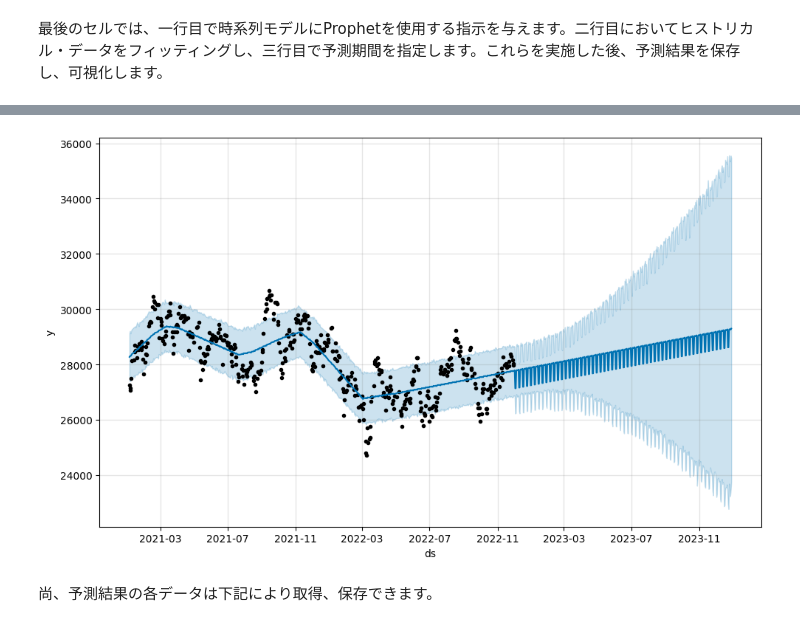
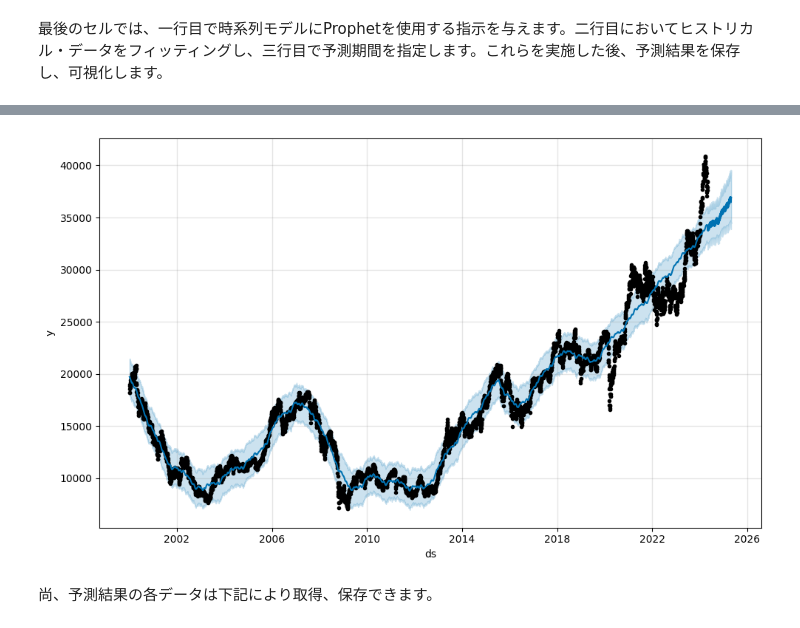
Before and after one commit to nagamamo/financial_data_science, a Jupyter notebook: 5_2_timeseries_analysis.ipynb, the cells around one changed output, grey strips where cells are left out. Cells and saved outputs as stored; diff of their text form; code cells hidden in the pictures.

```diff
--- a/5_2_timeseries_analysis.ipynb
+++ b/5_2_timeseries_analysis.ipynb
@@ -19,16 +16,21 @@ nikkei = nikkei.set_index("Date")#日時をインデックスへ変更
+# %%
+#[2]データ取得
+start=datetime.date(2000,1,1)#標本期間を2020年1月1日から
+end=datetime.date(2024,4,30)#2024年4月30日までに指定
+nikkei=data.DataReader('^NKX','stooq',start=start,end=end).sort_values(by='Date',ascending=True)
 # %% [markdown]
 Prophetでは変数名を日時＝'ds'、予測する変数＝'y'に指定されています。このため一度、データフレームのインデックス名を一度リセットして日時をdsへ、予測したい変数をｙへ変数名を変更します。
 # %%
 #[3]データフレームの整理
 nikkei.reset_index(inplace=True) #prophetの変数定義への変更するためリセット
-nikkei = nikkei.rename(columns={'Date': 'ds','nikkei': 'y'}) #prophetの変数定義への変更
+nikkei = nikkei.rename(columns={'Date': 'ds','Close': 'y'}) #prophetの変数定義への変更
 # %% [markdown]
 最後のセルでは、一行目で時系列モデルにProphetを使用する指示を与えます。二行目においてヒストリカル・データをフィッティングし、三行目で予測期間を指定します。これらを実施した後、予測結果を保存し、可視化します。
 # %%
-#[4]2023年12月29日の日経平均株価の予測
+#[4]2025年4月30日の日経平均株価の予測
 model = Prophet() #時系列モデルにprophetを採用：モデル名をmodel
 model.fit(nikkei) #データを時系列モデルにフィッティング
-future = model.make_future_dataframe(periods=394,freq="d") #予測の期間と頻度の定義
+future = model.make_future_dataframe(periods=365,freq="d") #予測の期間と頻度の定義
 forecast = model.predict(future)#予測結果の保存
 model.plot(forecast)#可視化
 plt.show()
@@ -46,5 +47,5 @@ INFO:cmdstanpy:Chain [1] start processing
 INFO:cmdstanpy:Chain [1] done processing
-[figure, old version]
+[figure, new version]
 # %% [markdown]
 尚、予測結果の各データは下記により取得、保存できます。
 # %%
```
Also changed, not shown: parts of 5 cells of this notebook.
